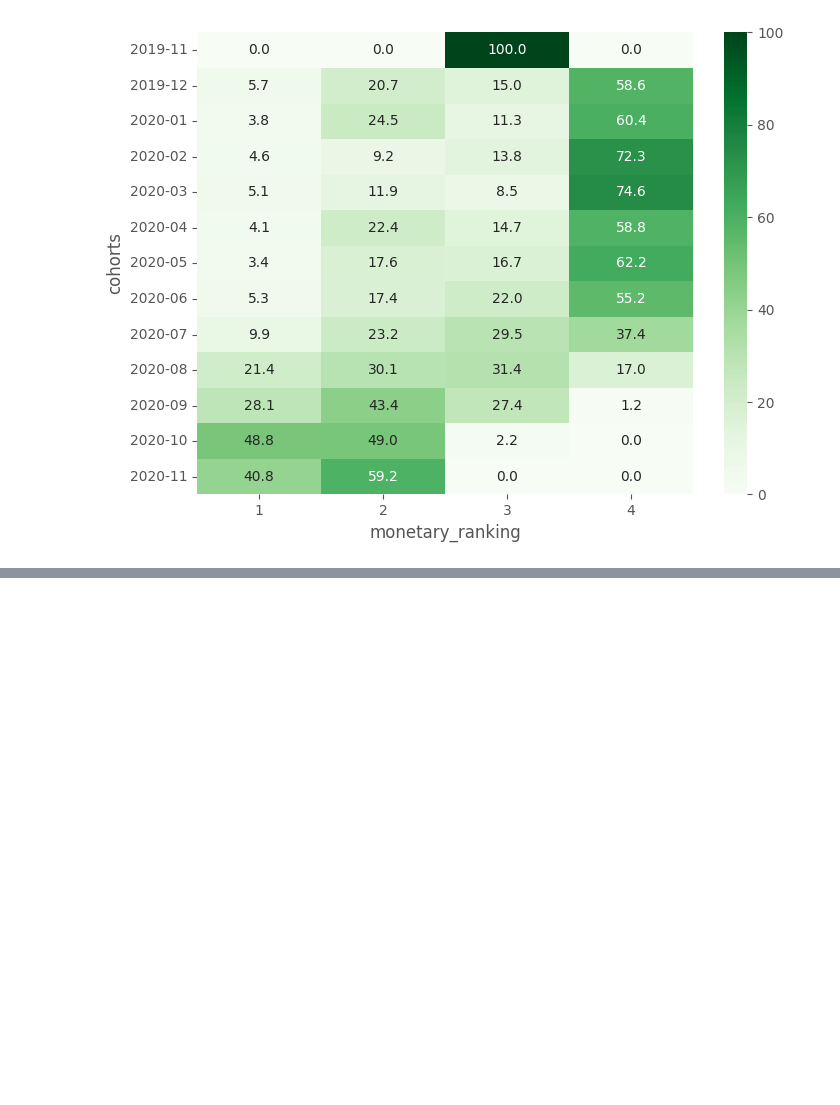
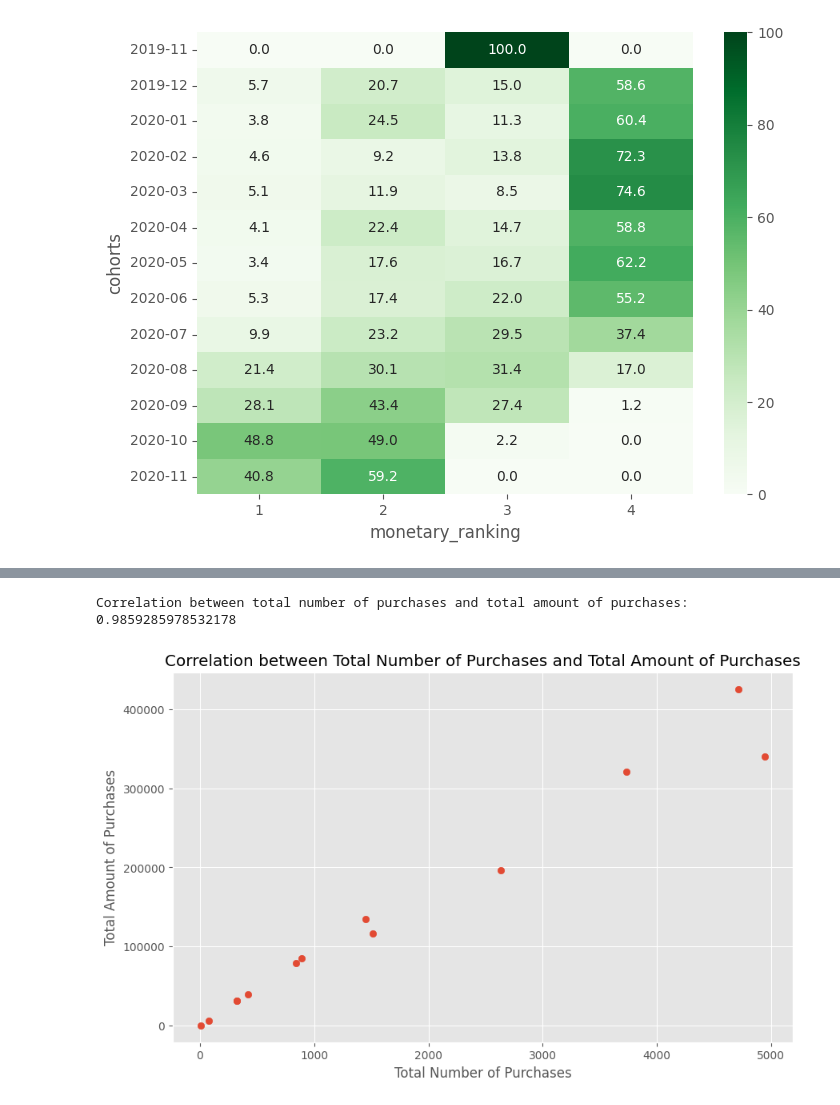
Before and after one commit to ivanseldas/microcredit-churn-classifier, a Jupyter notebook: Main_Latest.ipynb, the cells around one changed output, grey strips where cells are left out. Cells and saved outputs as stored; diff of their text form; code cells hidden in the pictures; blank space fills up the shorter version.

```diff
--- a/Main_Latest.ipynb
+++ b/Main_Latest.ipynb
@@ -351,0 +377,32 @@ sns.heatmap(pivot_table,annot=True, fmt=".1f", cmap="Greens")
+# %%
+total_amount_purchases = cash.groupby('cohorts')['amount'].sum()
+
+# Calculate total number of purchases per cohort
+total_number_purchases = cash.groupby('cohorts')['user_id'].count()
+
+# Merge DataFrames
+merged_data = pd.merge(total_amount_purchases, total_number_purchases, on='cohorts')
+
+# Calculate correlation
+correlation = merged_data['amount'].corr(merged_data['user_id'])
+
+print("Correlation between total number of purchases and total amount of purchases:", correlation)
+# %% [output]
+Correlation between total number of purchases and total amount of purchases: 0.9859285978532178
+# %%
+# Calculate total amount of purchases per cohort
+total_amount_purchases = cash.groupby('cohorts')['amount'].sum()
+
+# Calculate total number of purchases per cohort
+total_number_purchases = cash.groupby('cohorts')['user_id'].count()
+
+# Create scatter plot
+plt.figure(figsize=(10, 6))
+plt.scatter(total_number_purchases, total_amount_purchases)
+plt.title('Correlation between Total Number of Purchases and Total Amount of Purchases')
+plt.xlabel('Total Number of Purchases')
+plt.ylabel('Total Amount of Purchases')
+plt.grid(True)
+plt.show()
+# %% [output]
+[figure, added]
```
Also changed, not shown: parts of 3 cells of this notebook.
